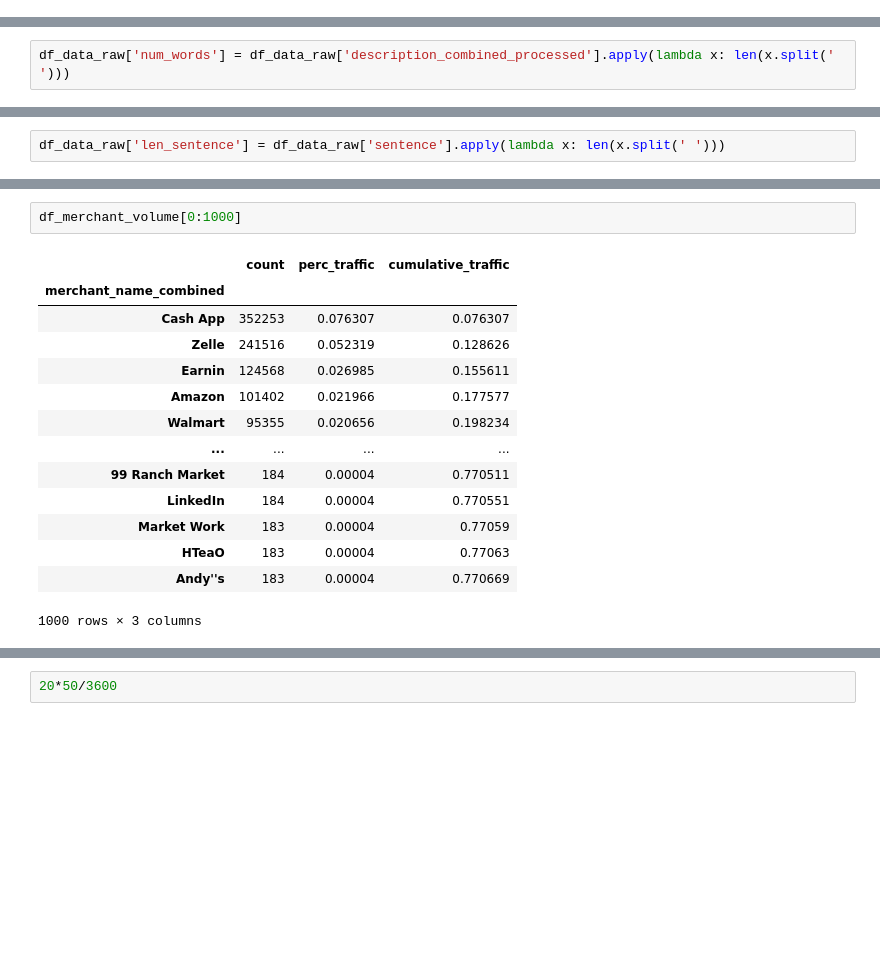
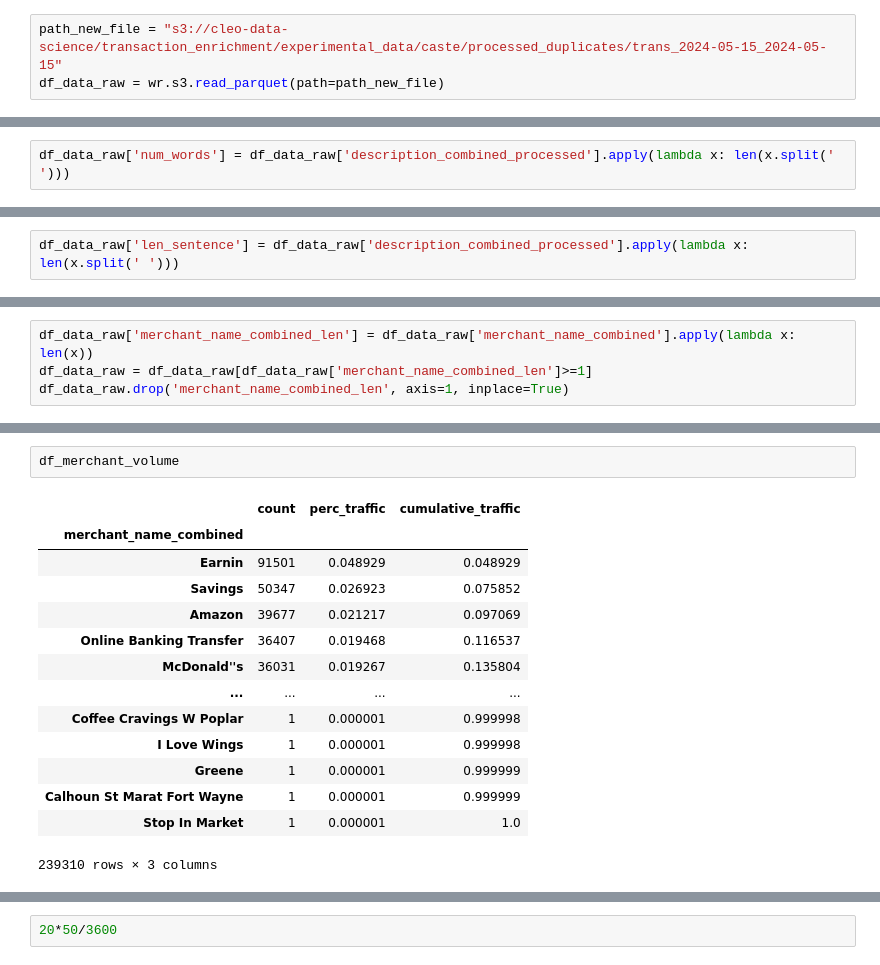
Before and after one commit to claracaste/exploration, a Jupyter notebook: MERCHANTS/data_pairs_creation_remote_backup.ipynb, the cells around one changed output, grey strips where cells are left out. Saved outputs shown, nothing was run; the diff lists cells and outputs as text; blank space fills up the shorter version.

```diff
--- a/MERCHANTS/data_pairs_creation_remote_backup.ipynb
+++ b/MERCHANTS/data_pairs_creation_remote_backup.ipynb
@@ -73,3 +73,6 @@ Requirement already satisfied: six>=1.5 in /opt/conda/lib/python3.10/site-packag
 Note: you may need to restart the kernel to use updated packages.
 # %%
 import awswrangler as wr
+# %%
+path_new_file = "s3://cleo-data-science/transaction_enrichment/experimental_data/caste/processed_duplicates/trans_2024-05-15_2024-05-15"
+df_data_raw = wr.s3.read_parquet(path=path_new_file)
@@ -144,5 +157,5 @@ df_data_raw.loc[1600443,'merchant_name_combined']
 # %%
-df_data_raw['len_sentence'] = df_data_raw['sentence'].apply(lambda x: len(x.split(' ')))
+df_data_raw['len_sentence'] = df_data_raw['description_combined_processed'].apply(lambda x: len(x.split(' ')))
 # %%
 df_data_raw['len_sentence'].max()
 # %% [output]
@@ -159,3 +172,7 @@ df_data_raw.head()
+# %%
+df_data_raw['merchant_name_combined_len'] = df_data_raw['merchant_name_combined'].apply(lambda x: len(x))
+df_data_raw = df_data_raw[df_data_raw['merchant_name_combined_len']>=1]
+df_data_raw.drop('merchant_name_combined_len', axis=1, inplace=True)
 # %%
 print(df_data_raw[df_data_raw['len_sentence']==df_data_raw['len_sentence'].max()]['description_combined'])
 # %% [output]
@@ -203,20 +221,20 @@ df_merchant_volume
 # %%
-df_merchant_volume[0:1000]
+df_merchant_volume
 # %% [output]
 |  | count | perc_traffic | cumulative_traffic |
 | merchant_name_combined |  |  |  |
-| Cash App | 352253 | 0.076307 | 0.076307 |
-| Zelle | 241516 | 0.052319 | 0.128626 |
-| Earnin | 124568 | 0.026985 | 0.155611 |
-| Amazon | 101402 | 0.021966 | 0.177577 |
-| Walmart | 95355 | 0.020656 | 0.198234 |
+| Earnin | 91501 | 0.048929 | 0.048929 |
+| Savings | 50347 | 0.026923 | 0.075852 |
+| Amazon | 39677 | 0.021217 | 0.097069 |
+| Online Banking Transfer | 36407 | 0.019468 | 0.116537 |
+| McDonald''s | 36031 | 0.019267 | 0.135804 |
 | ... | ... | ... | ... |
-| 99 Ranch Market | 184 | 0.00004 | 0.770511 |
-| LinkedIn | 184 | 0.00004 | 0.770551 |
-| Market Work | 183 | 0.00004 | 0.77059 |
-| HTeaO | 183 | 0.00004 | 0.77063 |
-| Andy''s | 183 | 0.00004 | 0.770669 |
+| Coffee Cravings W Poplar | 1 | 0.000001 | 0.999998 |
+| I Love Wings | 1 | 0.000001 | 0.999998 |
+| Greene | 1 | 0.000001 | 0.999999 |
+| Calhoun St Marat Fort Wayne | 1 | 0.000001 | 0.999999 |
+| Stop In Market | 1 | 0.000001 | 1.0 |
-1000 rows × 3 columns
+239310 rows × 3 columns
 # %%
 import matplotlib.pyplot as plt
 plt.plot(np.arange(df_merchant_volume.shape[0]),df_merchant_volume['cumulative_traffic'],'.')
```
Also changed, not shown: parts of 38 cells of this notebook, 20 other files.
